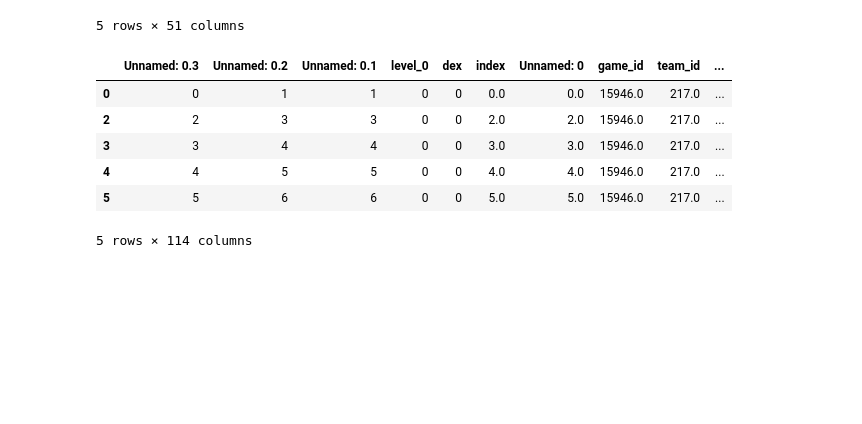
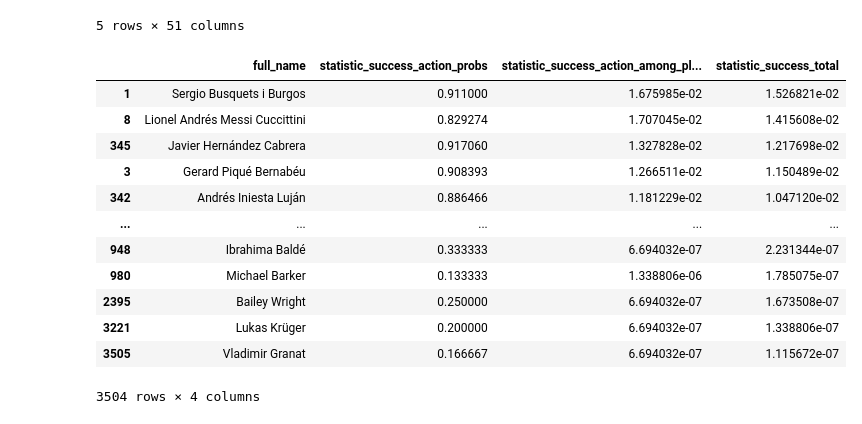
Before and after one commit to Steve23522016/vaep-base-code, a Jupyter notebook: notebooks/expected_passes_model.ipynb, the cells around one changed output. Saved outputs shown, nothing was run; the diff lists cells and outputs as text; code cells hidden in the pictures; blank space fills up the shorter version.

Commit message:
Modified player skill probs into xpass/xgoal/xdribble model (still bad result)

```diff
--- a/notebooks/expected_passes_model.ipynb
+++ b/notebooks/expected_passes_model.ipynb
@@ -529,19 +531,38 @@ big_dataframe_xpass_model.head()
 # %%
 # LOAD PROBABILITY SKILL DATASETS FOR PASSING EVENT
 DIRECTORY_PLAYER_SKILLS_PROBABILITIES_DATAS = "data/model_xpass/xpass_player_skill_probs_dataset.csv"
 
 xpass_player_skill_probs_df = pd.read_csv(DIRECTORY_PLAYER_SKILLS_PROBABILITIES_DATAS)
+xpass_player_skill_probs_df_copy = xpass_player_skill_probs_df.copy()
+
+# Scaling all feature columns in range (0, 1)
+xpass_player_skill_probs_df_copy[player_skills_column_included] = xpass_player_skill_probs_df_copy[player_skills_column_included] / 100
+
 # Filtering outliers data based on DBSCAN Plot Image (see generator code)
-xpass_player_skill_probs_df = xpass_player_skill_probs_df[(xpass_player_skill_probs_df["statistic_success_action_probs"] >= 0.1) & (xpass_player_skill_probs_df["statistic_success_action_among_players"] <= 0.015)]
-xpass_player_skill_probs_df.head()
+epsilon = 0.6
+min_samples = 58
+dbscan = DBSCAN(eps=epsilon, min_samples=min_samples)
+dbscan.fit(xpass_player_skill_probs_df_copy[player_skills_column_included])
+labels = dbscan.labels_
+outliers_data = xpass_player_skill_probs_df_copy[labels == -1]
+
+xpass_player_skill_probs_df = xpass_player_skill_probs_df[~xpass_player_skill_probs_df.index.isin(outliers_data.index)]
+xpass_player_skill_probs_df = xpass_player_skill_probs_df[(xpass_player_skill_probs_df['statistic_success_action_probs'] > 0) | (xpass_player_skill_probs_df['statistic_success_action_among_players'] > 0)]
+xpass_player_skill_probs_df[["full_name", "statistic_success_action_probs", "statistic_success_action_among_players", "statistic_success_total"]].sort_values(by="statistic_success_total", ascending=False)
 # %% [output]
-|  | Unnamed: 0.3 | Unnamed: 0.2 | Unnamed: 0.1 | level_0 | dex | index | Unnamed: 0 | game_id | team_id | ... |
-| 0 | 0 | 1 | 1 | 0 | 0 | 0.0 | 0.0 | 15946.0 | 217.0 | ... |
-| 2 | 2 | 3 | 3 | 0 | 0 | 2.0 | 2.0 | 15946.0 | 217.0 | ... |
-| 3 | 3 | 4 | 4 | 0 | 0 | 3.0 | 3.0 | 15946.0 | 217.0 | ... |
-| 4 | 4 | 5 | 5 | 0 | 0 | 4.0 | 4.0 | 15946.0 | 217.0 | ... |
-| 5 | 5 | 6 | 6 | 0 | 0 | 5.0 | 5.0 | 15946.0 | 217.0 | ... |
+|  | full_name | statistic_success_action_probs | statistic_success_action_among_pl... | statistic_success_total |
+| 1 | Sergio Busquets i Burgos | 0.911000 | 1.675985e-02 | 1.526821e-02 |
+| 8 | Lionel Andrés Messi Cuccittini | 0.829274 | 1.707045e-02 | 1.415608e-02 |
+| 345 | Javier Hernández Cabrera | 0.917060 | 1.327828e-02 | 1.217698e-02 |
+| 3 | Gerard Piqué Bernabéu | 0.908393 | 1.266511e-02 | 1.150489e-02 |
+| 342 | Andrés Iniesta Luján | 0.886466 | 1.181229e-02 | 1.047120e-02 |
+| ... | ... | ... | ... | ... |
+| 948 | Ibrahima Baldé | 0.333333 | 6.694032e-07 | 2.231344e-07 |
+| 980 | Michael Barker | 0.133333 | 1.338806e-06 | 1.785075e-07 |
+| 2395 | Bailey Wright | 0.250000 | 6.694032e-07 | 1.673508e-07 |
+| 3221 | Lukas Krüger | 0.200000 | 6.694032e-07 | 1.338806e-07 |
+| 3505 | Vladimir Granat | 0.166667 | 6.694032e-07 | 1.115672e-07 |
-5 rows × 114 columns
+3504 rows × 4 columns
 # %%
 # CASE 1 : Random Oversample Function
 def training_data_random_oversampled(X_train, Y_train, random_state):
```
Also changed, not shown: parts of 7 cells of this notebook, 3 other files.
